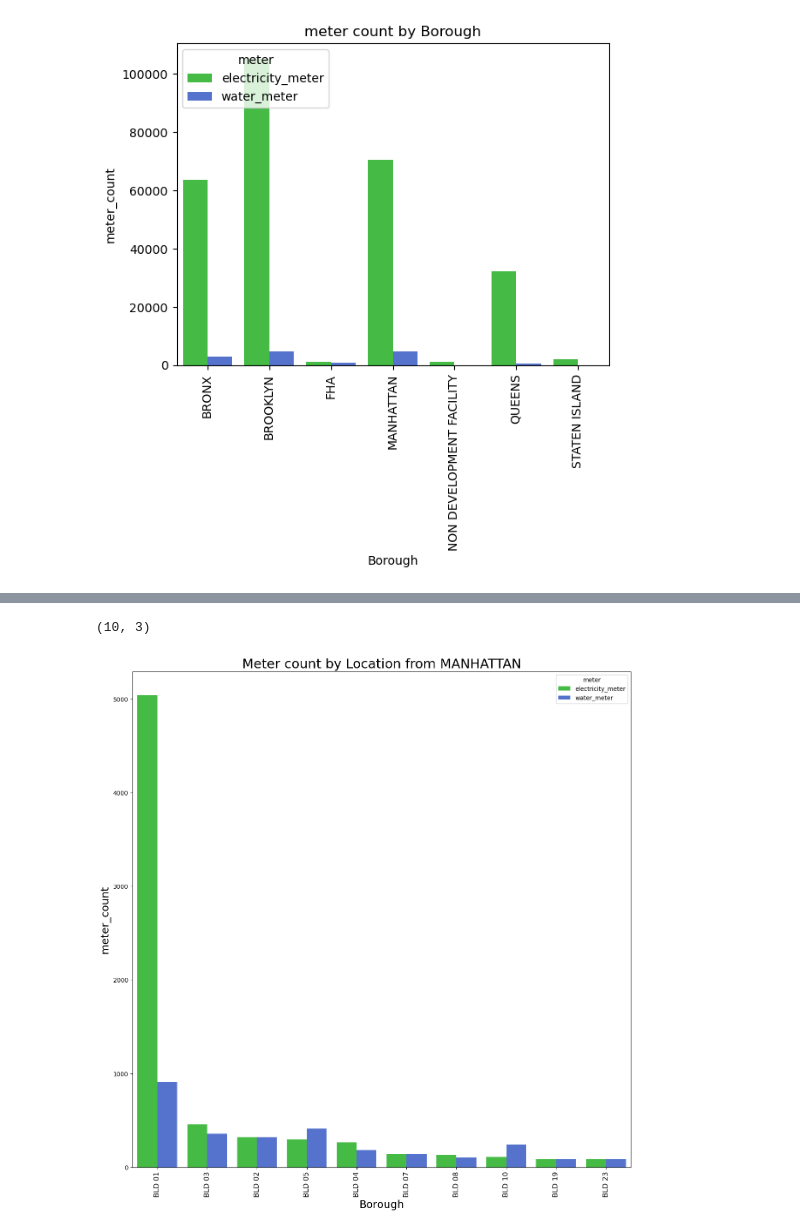
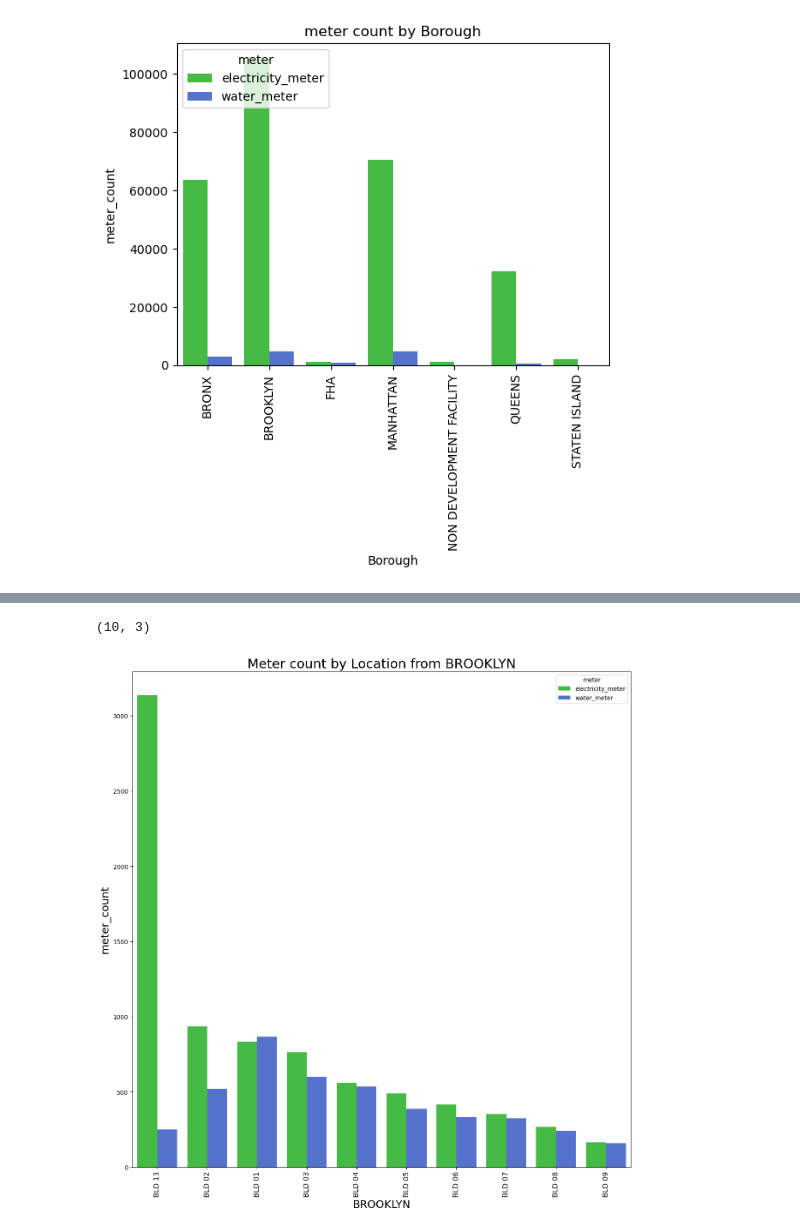
Before and after one commit to asim-21172218/DAP_Project, a Jupyter notebook: DAP Visualization.ipynb, the cells around one changed output, grey strips where cells are left out. Saved outputs shown, nothing was run; the diff lists cells and outputs as text; code cells hidden in the pictures.

```diff
--- a/DAP Visualization.ipynb
+++ b/DAP Visualization.ipynb
@@ -407,33 +374,33 @@ plt.show()
-# %%
-with engine.begin() as conn:
-    df = pd.read_sql_query(text('''
-    select con.location loc, sum(elec_meter_count) electricity_meter, sum(water_meter_count) water_meter
-from electrical_water_consumption con
-where  TRIM(borough) like 'MANHATTAN'
-
-AND water_meter_count IS NOT NULL
-group by 1
-order by electricity_meter desc'''), con=conn)
-
-df=df.head(10)
-print(df.shape)
-
-# Reshape the data using melt
-melted_df = pd.melt(df, id_vars=['loc'], var_name='meter', value_name='meter_count')
-colors = {'electricity_meter': 'limegreen', 'water_meter': 'royalblue'}
-
-fig = plt.figure(figsize =(15, 15))
-# Plot the bar graph with hue
-sns.barplot(x='loc', y='meter_count', hue='meter', data=melted_df,palette=colors)
-
-# Set the title and labels
-plt.title('Meter count by Location from MANHATTAN',fontsize=22)
-plt.xticks(rotation='vertical',fontsize=12)
-plt.xlabel('Borough',fontsize=18)
-plt.ylabel('meter_count',fontsize=18)
-
-# Show the plot
-plt.show()
-# %% [output]
-(10, 3)
-[figure, removed]
+# %%
+with engine.begin() as conn:
+    df = pd.read_sql_query(text('''
+    select con.location loc, sum(elec_meter_count) electricity_meter, sum(water_meter_count) water_meter
+from electrical_water_consumption con
+where  TRIM(borough) like 'BROOKLYN'
+
+AND water_meter_count IS NOT NULL
+group by 1
+order by electricity_meter desc'''), con=conn)
+
+df=df.head(10)
+print(df.shape)
+
+# Reshape the data using melt
+melted_df = pd.melt(df, id_vars=['loc'], var_name='meter', value_name='meter_count')
+colors = {'electricity_meter': 'limegreen', 'water_meter': 'royalblue'}
+
+fig = plt.figure(figsize =(15, 15))
+# Plot the bar graph with hue
+sns.barplot(x='loc', y='meter_count', hue='meter', data=melted_df,palette=colors)
+
+# Set the title and labels
+plt.title('Meter count by Location from BROOKLYN',fontsize=22)
+plt.xticks(rotation='vertical',fontsize=12)
+plt.xlabel('BROOKLYN',fontsize=18)
+plt.ylabel('meter_count',fontsize=18)
+
+# Show the plot
+plt.show()
+# %% [output]
+(10, 3)
+[figure, added]
```
Also changed, not shown: parts of 3 cells of this notebook.
